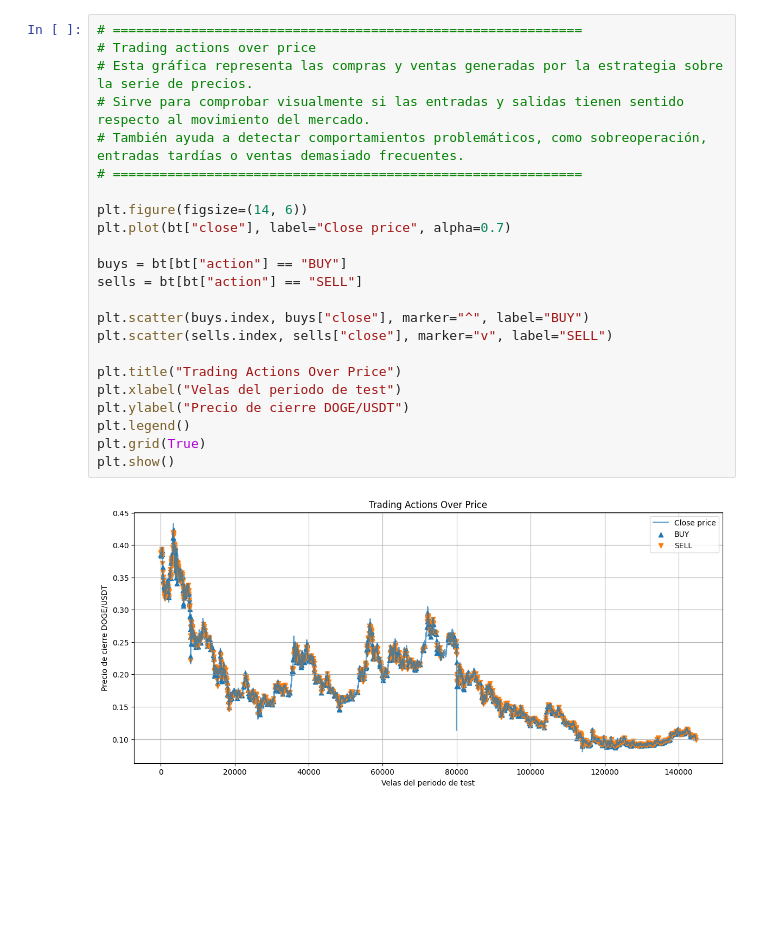
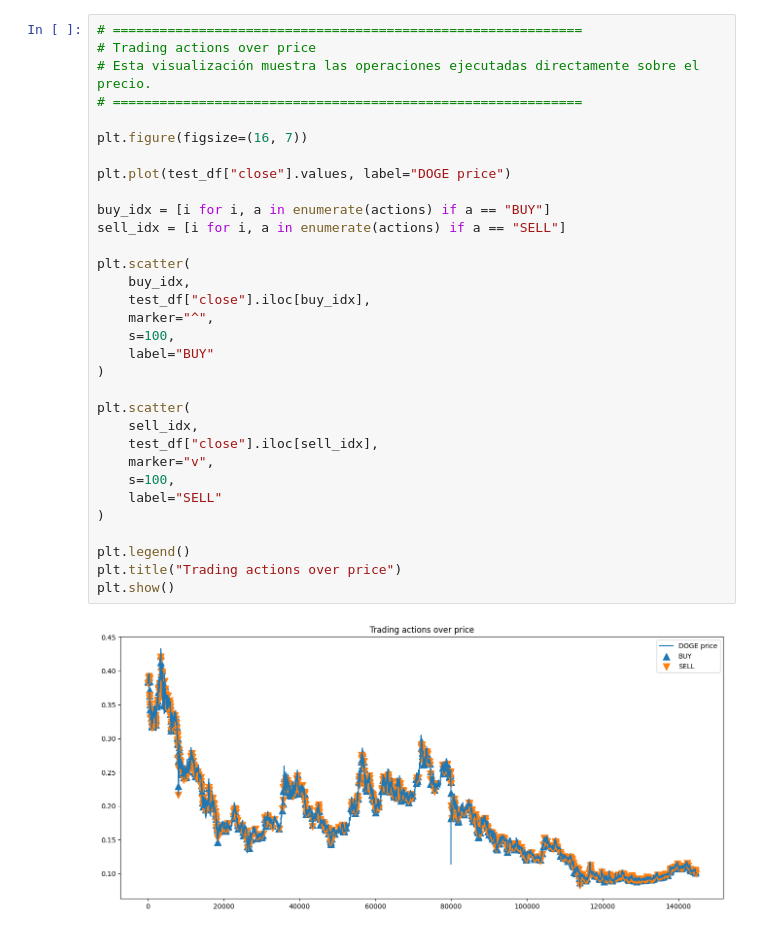
Before and after one commit to Prograwomack/tfm, a Jupyter notebook: notebooks/05_backtesting_doge.ipynb, the cells around one changed output. Cells and saved outputs as stored; diff of their text form; blank space fills up the shorter version.

```diff
--- a/notebooks/05_backtesting_doge.ipynb
+++ b/notebooks/05_backtesting_doge.ipynb
@@ -431,28 +513,37 @@ Desde el punto de vista financiero, este tipo de comportamiento sería difícilm
 # %%
 # ============================================================
 # Trading actions over price
-# Esta gráfica representa las compras y ventas generadas por la estrategia sobre la serie de precios.
-# Sirve para comprobar visualmente si las entradas y salidas tienen sentido respecto al movimiento del mercado.
-# También ayuda a detectar comportamientos problemáticos, como sobreoperación, entradas tardías o ventas demasiado frecuentes.
+# Esta visualización muestra las operaciones ejecutadas directamente sobre el precio.
 # ============================================================
 
-plt.figure(figsize=(14, 6))
-plt.plot(bt["close"], label="Close price", alpha=0.7)
+plt.figure(figsize=(16, 7))
 
-buys = bt[bt["action"] == "BUY"]
-sells = bt[bt["action"] == "SELL"]
+plt.plot(test_df["close"].values, label="DOGE price")
 
-plt.scatter(buys.index, buys["close"], marker="^", label="BUY")
-plt.scatter(sells.index, sells["close"], marker="v", label="SELL")
+buy_idx = [i for i, a in enumerate(actions) if a == "BUY"]
+sell_idx = [i for i, a in enumerate(actions) if a == "SELL"]
 
-plt.title("Trading Actions Over Price")
-plt.xlabel("Velas del periodo de test")
-plt.ylabel("Precio de cierre DOGE/USDT")
+plt.scatter(
+    buy_idx,
+    test_df["close"].iloc[buy_idx],
+    marker="^",
+    s=100,
+    label="BUY"
+)
+
+plt.scatter(
+    sell_idx,
+    test_df["close"].iloc[sell_idx],
+    marker="v",
+    s=100,
+    label="SELL"
+)
+
 plt.legend()
-plt.grid(True)
+plt.title("Trading actions over price")
 plt.show()
 # %% [output]
-[figure, old version]
+[figure, new version]
 # %% [markdown]
 ### Interpretación de las operaciones sobre el precio
 
```
Also changed, not shown: parts of 22 cells of this notebook.
